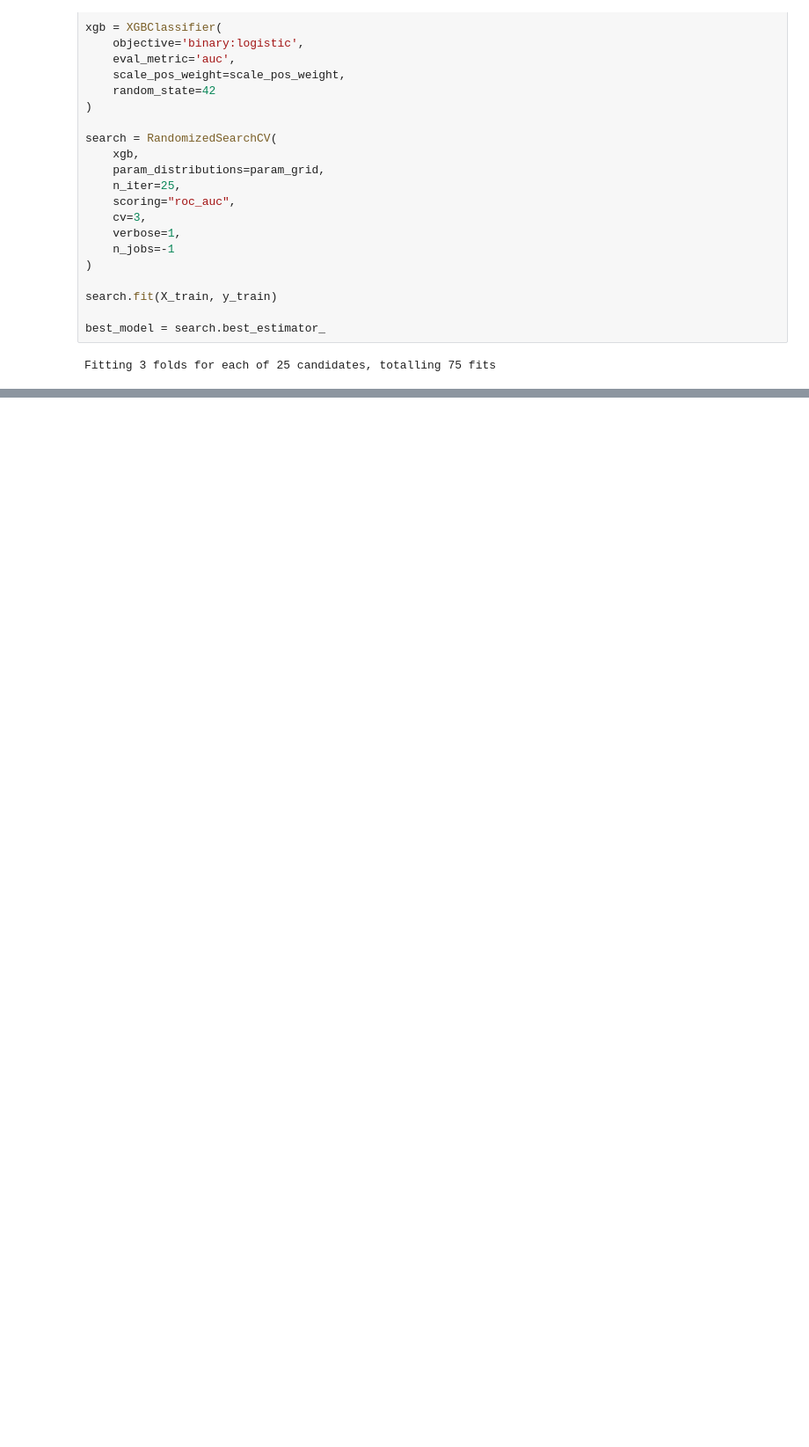
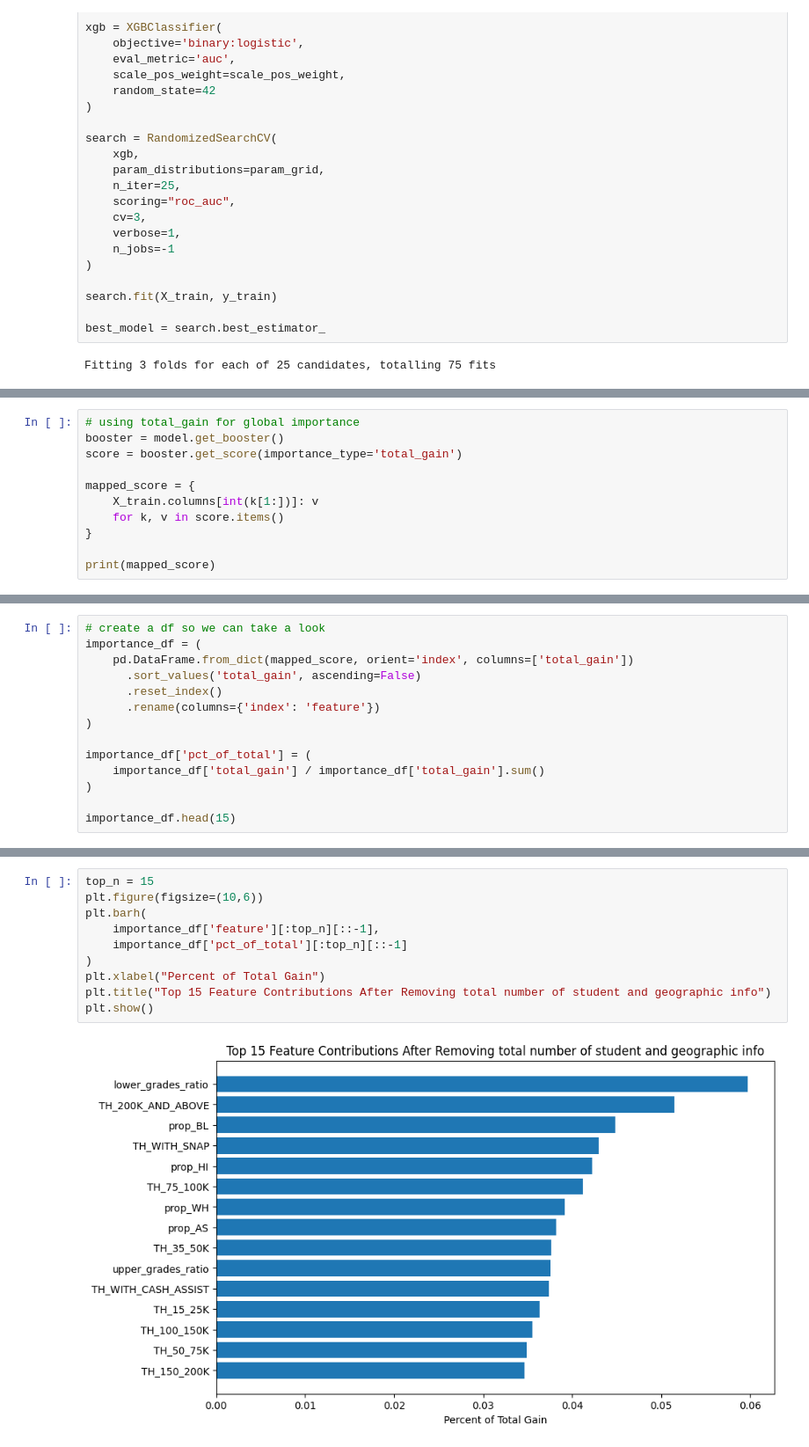
Before and after one commit to caparcom/Customer_Churn_Capstone, a Jupyter notebook: src/caleb_2.ipynb, the cells around one changed output, grey strips where cells are left out. Shown at 88% size. Saved outputs shown, nothing was run; the diff lists cells and outputs as text; blank space fills up the shorter version.

```diff
--- a/src/caleb_2.ipynb
+++ b/src/caleb_2.ipynb
@@ -429,0 +474,11 @@ Based on above:
+# %%
+# using total_gain for global importance
+booster = model.get_booster()
+score = booster.get_score(importance_type='total_gain')
+
+mapped_score = {
+    X_train.columns[int(k[1:])]: v
+    for k, v in score.items()
+}
+
+print(mapped_score)
@@ -429,0 +487,14 @@ Based on above:
+# %%
+# create a df so we can take a look
+importance_df = (
+    pd.DataFrame.from_dict(mapped_score, orient='index', columns=['total_gain'])
+      .sort_values('total_gain', ascending=False)
+      .reset_index()
+      .rename(columns={'index': 'feature'})
+)
+
+importance_df['pct_of_total'] = (
+    importance_df['total_gain'] / importance_df['total_gain'].sum()
+)
+
+importance_df.head(15)
@@ -429,0 +518,12 @@ Based on above:
+# %%
+top_n = 15
+plt.figure(figsize=(10,6))
+plt.barh(
+    importance_df['feature'][:top_n][::-1],
+    importance_df['pct_of_total'][:top_n][::-1]
+)
+plt.xlabel("Percent of Total Gain")
+plt.title("Top 15 Feature Contributions After Removing total number of student and geographic info")
+plt.show()
+# %% [output]
+[figure, added]
```
Also changed, not shown: parts of 22 cells of this notebook, 1 other file.
